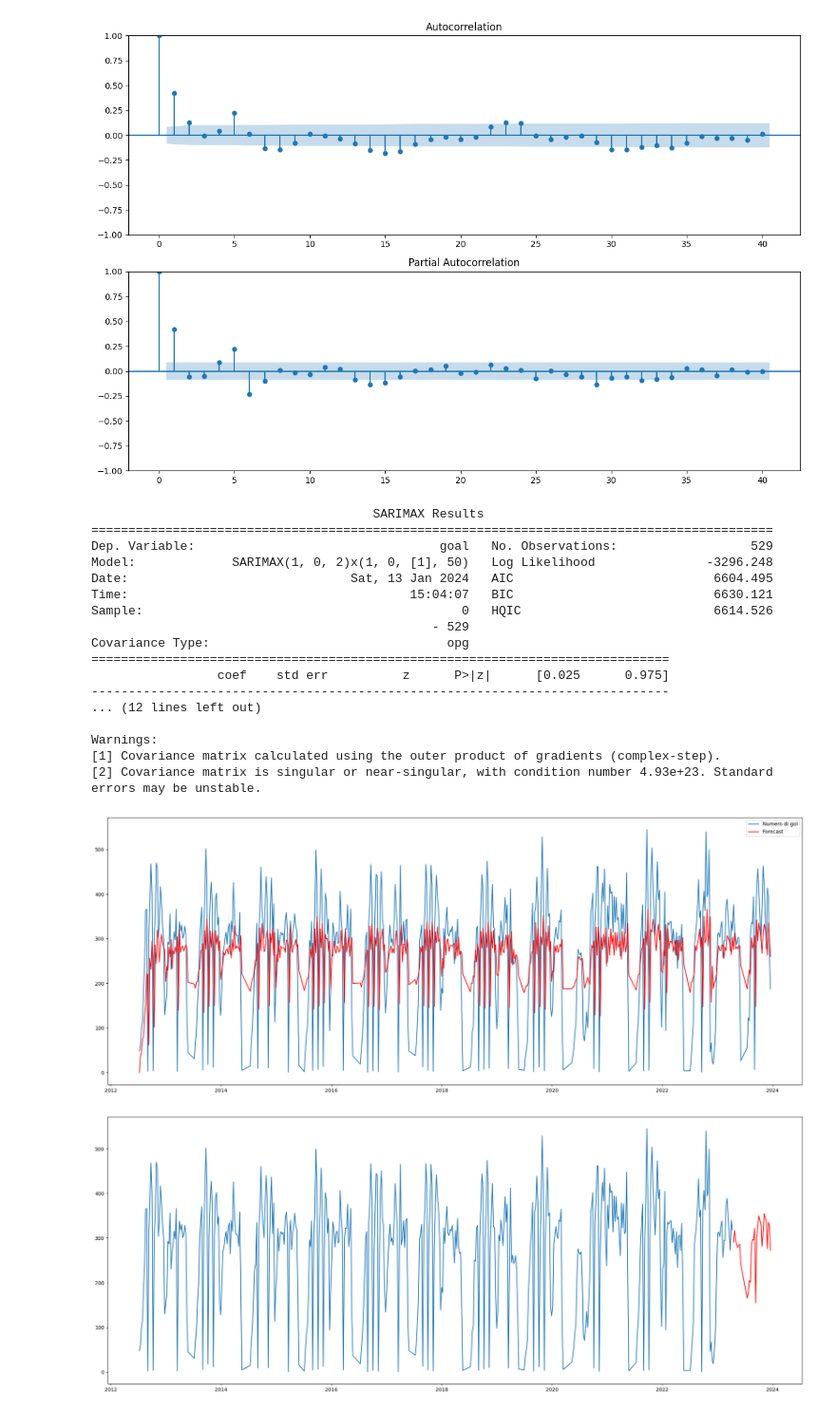
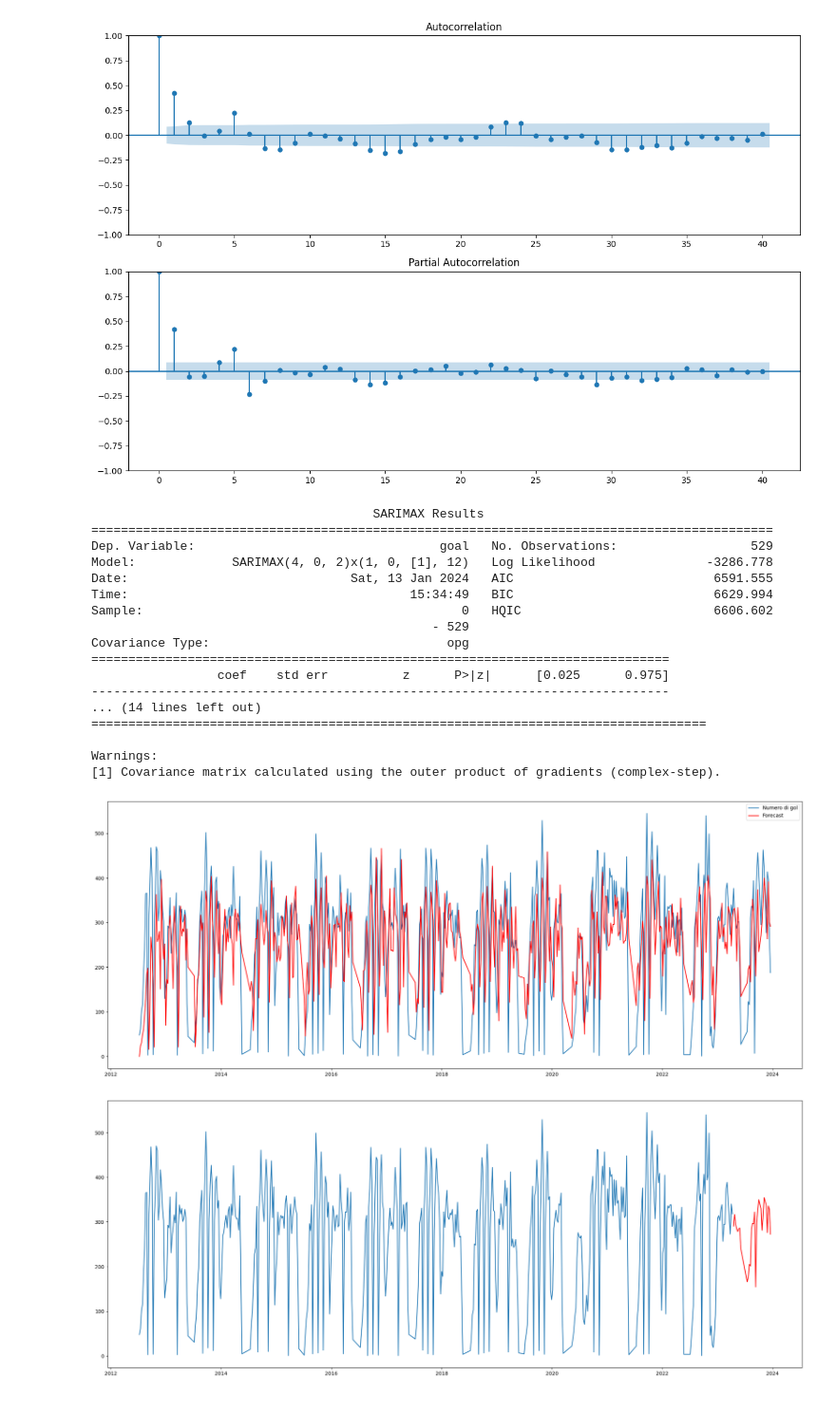
Before and after one commit to MikDR/DataScience-Python, a Jupyter notebook: codice/serie_temp/serie_tem_prova.ipynb, the cells around one changed output. Shown at 95% size. Drawn from its saved outputs; the diff is of its cells as text; code cells hidden in the pictures.

```diff
--- a/codice/serie_temp/serie_tem_prova.ipynb
+++ b/codice/serie_temp/serie_tem_prova.ipynb
@@ -256,35 +275,36 @@ plt.savefig("../../images/ac_pac_serie_temp_gol.png")
 # %%
 # fit SARIMAX model
 fig = plt.figure(figsize=(20,8))
-model = SARIMAX(differenced_series_gol["goal"], order=(1,0,2), seasonal_order=(1,0,1,50)) #order(p,d,q) per p guardo PARZIAL-AC per q guardo AC qui order avevi (1,0,2)
+# order=(4,0,2), seasonal_order=(1,0,1,12) con M sotto va abbastanza bene
+model = SARIMAX(differenced_series_gol["goal"], order=(4,0,2), seasonal_order=(1,0,1,12)) #order(p,d,q) per p guardo PARZIAL-AC per q guardo AC qui order avevi (1,0,2)
 ax = plt.gca()
 results2 = model.fit()
 plt.plot(differenced_series_gol["goal"])
 plt.plot(results2.fittedvalues, color='red')
 ax.legend(['Numero di gol', 'Forecast'])
 plt.tight_layout()
 plt.savefig("../../images/model_SARIMAX_serie_temp.png")
 
 print(results2.summary())
 # %% [output]
                                       SARIMAX Results
 ============================================================================================
 Dep. Variable:                                 goal   No. Observations:                  529
-Model:             SARIMAX(1, 0, 2)x(1, 0, [1], 50)   Log Likelihood               -3296.248
-Date:                              Sat, 13 Jan 2024   AIC                           6604.495
-Time:                                      15:04:07   BIC                           6630.121
-Sample:                                           0   HQIC                          6614.526
+Model:             SARIMAX(4, 0, 2)x(1, 0, [1], 12)   Log Likelihood               -3286.778
+Date:                              Sat, 13 Jan 2024   AIC                           6591.555
+Time:                                      15:34:49   BIC                           6629.994
+Sample:                                           0   HQIC                          6606.602
                                               - 529
 Covariance Type:                                opg
 ==============================================================================
                  coef    std err          z      P>|z|      [0.025      0.975]
 ------------------------------------------------------------------------------
-... (12 lines left out)
+... (14 lines left out)
+===================================================================================
 
 Warnings:
 [1] Covariance matrix calculated using the outer product of gradients (complex-step).
-[2] Covariance matrix is singular or near-singular, with condition number 4.93e+23. Standard errors may be unstable.
-[figure, old version]
+[figure, new version]
 # %%
 fig = plt.figure(figsize=(20,8))
 num_points = len(differenced_series_gol['goal'])
```
Also changed, not shown: parts of 2 cells of this notebook.
